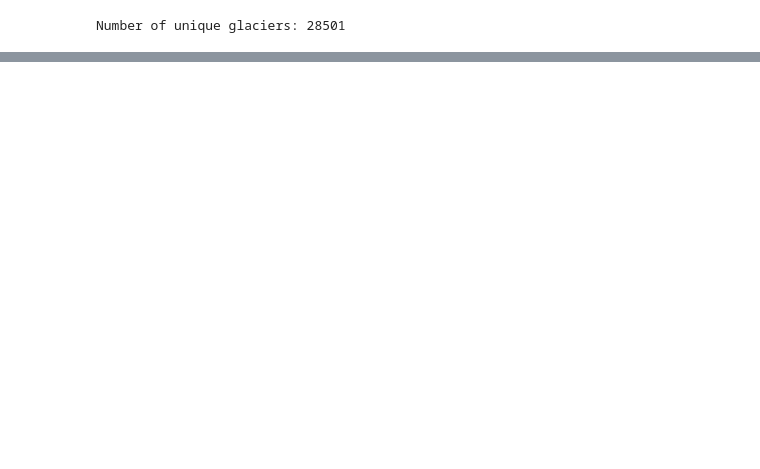
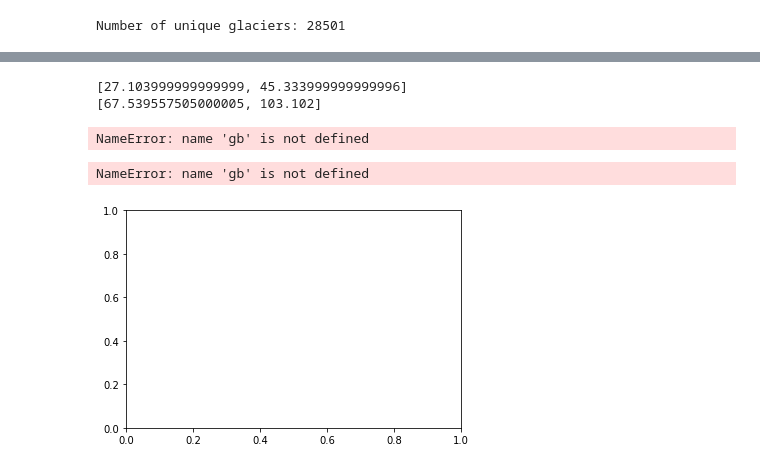
Before and after one commit to David-Loibl/found-in-transition, a Jupyter notebook: data-assimilation/explore_dataset.ipynb, the cells around one changed output, grey strips where cells are left out. Drawn from its saved outputs; the diff is of its cells as text; code cells hidden in the pictures; blank space fills up the shorter version.

```diff
--- a/data-assimilation/explore_dataset.ipynb
+++ b/data-assimilation/explore_dataset.ipynb
@@ -60,0 +146,13 @@ Proceed ([y]/n)? ^C
+# %%
+# === get glacier groups
+
+#glaciers = df_obs.groupby('RGIId')
+#cmap = cm.jet(len(glaciers))
+
+gb = df_obsF.groupby('RGIId')
+for num, (grpName, grpData) in enumerate(gb):
+    print(num)
+    #print(grpName)
+    #print(grpData)
+    lat = grpData.CenLat.unique()[0]
+    lon = grpData.CenLon.unique()[0]
@@ -60,0 +177,14 @@ Proceed ([y]/n)? ^C
+# %%
+# === get glacier group properties
+lat_range = [df_obsF.CenLat.min(), df_obsF.CenLat.max()]
+lon_range = [df_obsF.CenLon.min(), df_obsF.CenLon.max()]
+print(lat_range)
+print(lon_range)
+
+
+nb_glaciers = len(gb)
+cmap = cm.jet(nb_glaciers)
+# %% [output]
+[27.103999999999999, 45.333999999999996]
+[67.539557505000005, 103.102]
+NameError: name 'gb' is not defined
@@ -60,0 +194,23 @@ Proceed ([y]/n)? ^C
+# %%
+fig, axx = plt.subplots(1)
+
+cmap = cm.jet
+norm = Normalize(vmin=lat_range[0], vmax=lat_range[1])
+#norm = Normalize(vmin=35.5749, vmax=35.6586)
+
+for num, (grpName, grpData) in enumerate(gb):
+    #print(num)
+    #print(grpName)
+    #print(grpData)
+
+    #if num>10:
+    #    break
+
+    lat = grpData.CenLat.unique()[0]
+    lon = grpData.CenLon.unique()[0]
+
+    col = cmap(norm(lat))
+    grpData.plot(x='LS_DATE', y='TSL_ELEV', label=lat, ax=axx, color=col, marker='.', legend=False)
+# %% [output]
+NameError: name 'gb' is not defined
+[figure, added]
```
Also changed, not shown: parts of 48 cells of this notebook.
